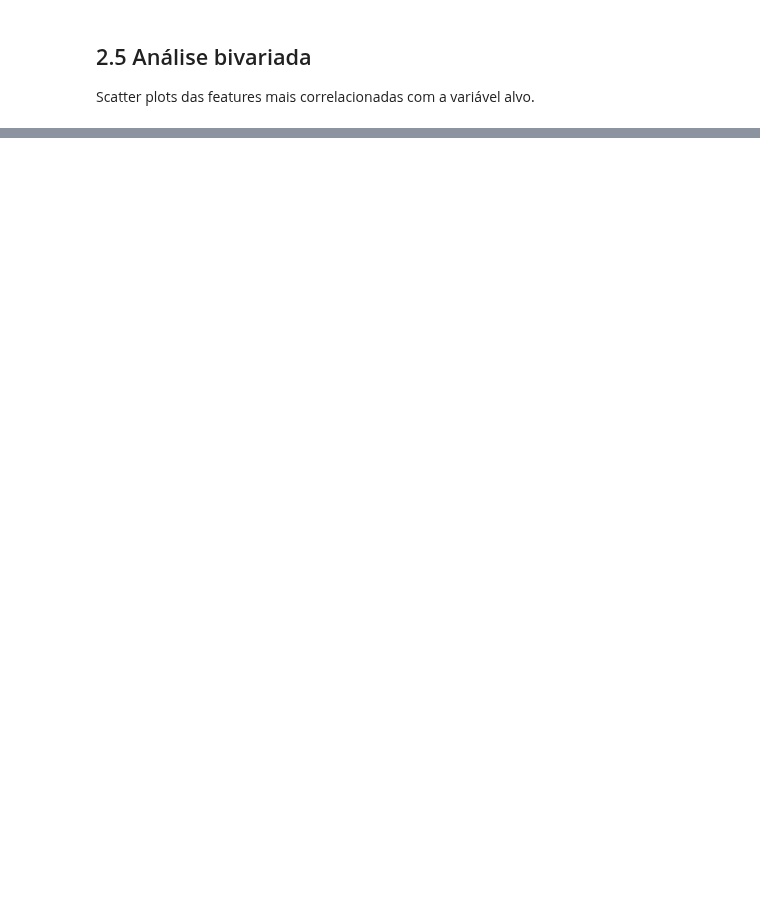
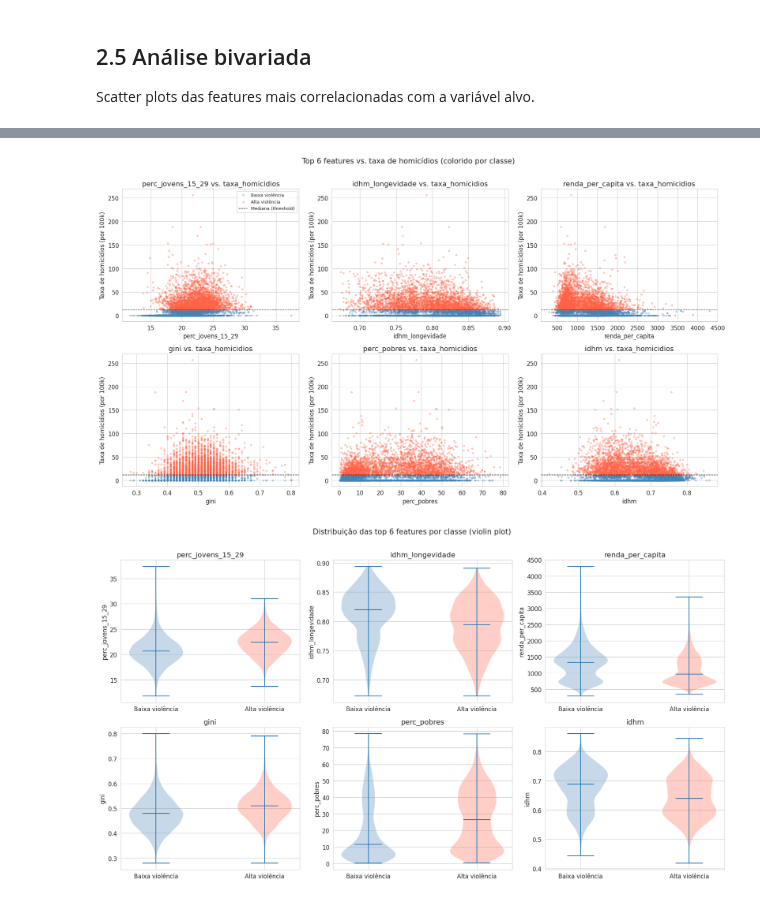
Before and after one commit to gabriel-ngrs/socio_violence_predictor, a Jupyter notebook: notebooks/02_analise_exploratoria.ipynb, the cells around one changed output, grey strips where cells are left out. Saved outputs shown, nothing was run; the diff lists cells and outputs as text; code cells hidden in the pictures; blank space fills up the shorter version.

```diff
--- a/notebooks/02_analise_exploratoria.ipynb
+++ b/notebooks/02_analise_exploratoria.ipynb
@@ -65,0 +233,46 @@ Scatter plots das features mais correlacionadas com a variável alvo.
+# %%
+# Seleciona as 6 features mais correlacionadas com o alvo
+top_features = corr_target.abs().sort_values(ascending=False).head(6).index.tolist()
+
+fig, axes = plt.subplots(2, 3, figsize=(18, 10))
+axes = axes.flatten()
+
+for i, feat in enumerate(top_features):
+    for classe, cor, label in [(0, 'steelblue', 'Baixa violência'), (1, 'tomato', 'Alta violência')]:
+        subset = df[df[TARGET] == classe]
+        axes[i].scatter(subset[feat], subset['taxa_homicidios'],
+                        alpha=0.3, s=10, color=cor, label=label)
+    axes[i].axhline(df['taxa_homicidios'].median(), color='black',
+                    linestyle='--', linewidth=1, label='Mediana (threshold)')
+    axes[i].set_xlabel(feat)
+    axes[i].set_ylabel('Taxa de homicídios (por 100k)')
+    axes[i].set_title(f'{feat} vs. taxa_homicidios')
+    if i == 0:
+        axes[i].legend(fontsize=9)
+
+plt.suptitle('Top 6 features vs. taxa de homicídios (colorido por classe)', fontsize=15, y=1.01)
+plt.tight_layout()
+plt.savefig(FIGURES_DIR / '02_scatter_bivariado.png', dpi=150, bbox_inches='tight')
+plt.show()
+
+# Violin plots das top features por classe
+fig, axes = plt.subplots(2, 3, figsize=(18, 10))
+axes = axes.flatten()
+
+for i, feat in enumerate(top_features):
+    data = [df[df[TARGET] == 0][feat].values, df[df[TARGET] == 1][feat].values]
+    vp = axes[i].violinplot(data, positions=[0, 1], showmedians=True)
+    vp['bodies'][0].set_facecolor('steelblue')
+    vp['bodies'][1].set_facecolor('tomato')
+    axes[i].set_xticks([0, 1])
+    axes[i].set_xticklabels(['Baixa violência', 'Alta violência'])
+    axes[i].set_title(feat)
+    axes[i].set_ylabel(feat)
+
+plt.suptitle('Distribuição das top 6 features por classe (violin plot)', fontsize=15, y=1.01)
+plt.tight_layout()
+plt.savefig(FIGURES_DIR / '02_violin_top_features.png', dpi=150, bbox_inches='tight')
+plt.show()
+# %% [output]
+[figure, added]
+[figure, added]
```
Also changed, not shown: parts of 14 cells of this notebook, 1 other file.
